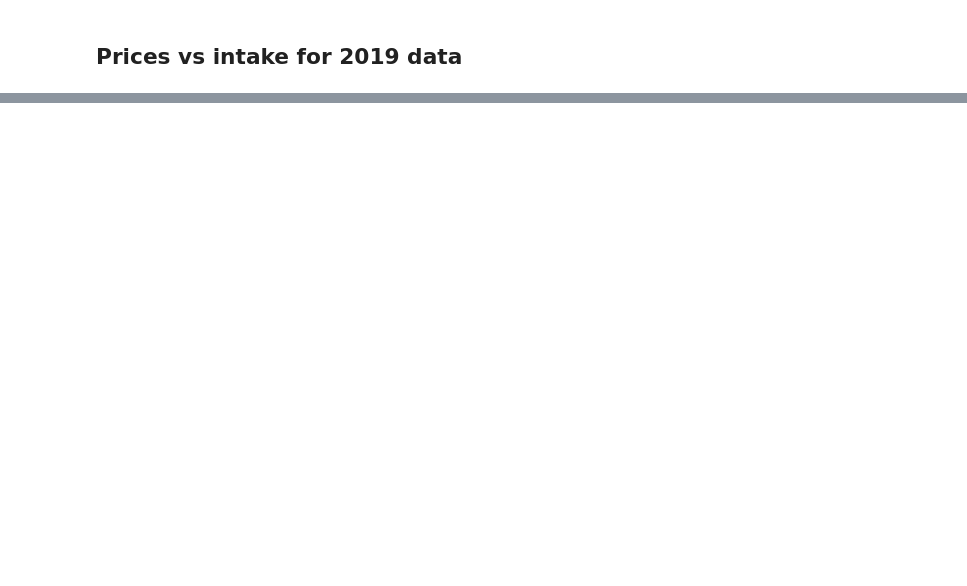
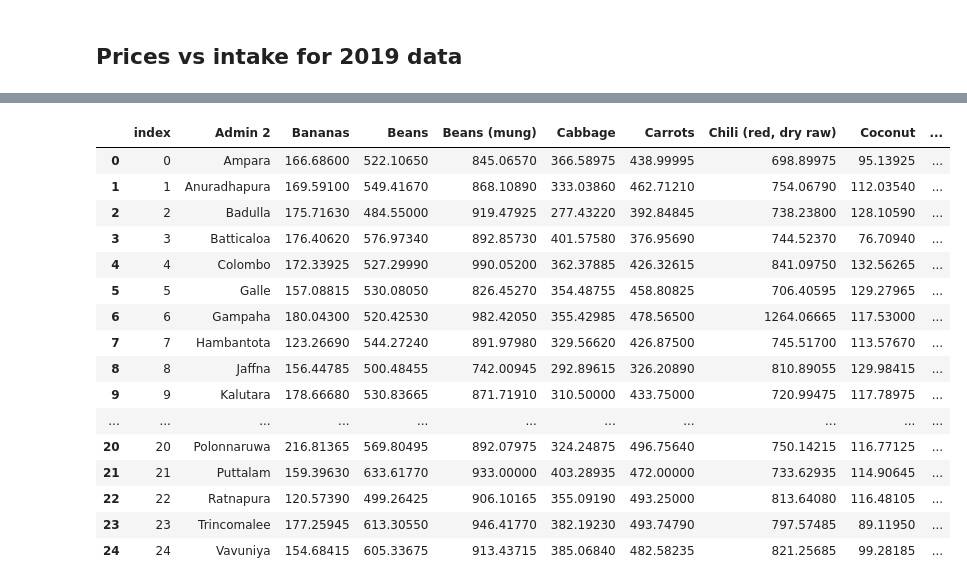
Before and after one commit to MIMI-wfp/sri_lanka, a Jupyter notebook: src/python/prices_variables.ipynb, the cells around one changed output, grey strips where cells are left out. Saved outputs shown, nothing was run; the diff lists cells and outputs as text; code cells hidden in the pictures; blank space fills up the shorter version.

```diff
--- a/src/python/prices_variables.ipynb
+++ b/src/python/prices_variables.ipynb
@@ -8,7 +8,7 @@ from datetime import datetime
 import os
 # %%
 # Load data
-prices_data = pd.read_csv('../../data/raw/features/prices_2024_03112025.csv')
+prices_data = pd.read_csv('../../data/raw/features/prices_2019_15102025.csv')
 ml_targets = pd.read_csv("../../data/processed/sl_ml_targets_2025-10-06.csv")
 hh_info = pd.read_csv("../../data/processed/hh_info.csv")
 adm2_average = pd.read_csv("../../data/processed/adm2_average.csv")
@@ -23,7 +23,7 @@ def load_data(filepath):
 
 # pre process data
 
-def preprocess_prices(df):
+def preprocess_prices(df, timeseries = False):
     """Filter and pivot price data for analysis."""
     filtered = df.copy()
 
@@ -35,16 +35,26 @@ def preprocess_prices(df):
     # Extract month as numeric (1–12)
     filtered['month'] = pd.to_datetime(filtered['Price Date'], format="%d/%m/%Y").dt.strftime("%B")
 
+    if timeseries:
     # Group by Admin 2, Commodity, and month, then take median price
-    grouped = (
-        filtered.groupby(["Admin 2", "Commodity", "month"])
-        .agg({'Price': 'median'})
-        .reset_index()
-    )
+        grouped = (
+            filtered.groupby(["Admin 2", "Commodity", "month"])
+            .agg({'Price': 'median'})
+            .reset_index()
+        )
+         # Pivot to wide format
+        pivoted = grouped.pivot(index=['Admin 2', 'month'], columns='Commodity', values='Price')
+        pivoted = pivoted.reset_index()
+    else:
+        grouped = (
+            filtered.groupby(["Admin 2", "Commodity"])
+            .agg({'Price': 'median'})
+            .reset_index()
+        )
+        pivoted = grouped.pivot(index=['Admin 2'], columns='Commodity', values='Price')
+        pivoted = pivoted.reset_index()
 
-    # Pivot to wide format
-    pivoted = grouped.pivot(index=['Admin 2', 'month'], columns='Commodity', values='Price')
-    pivoted = pivoted.reset_index()
+
 
     return pivoted
 # %%
@@ -69,7 +79,7 @@ prices_data_list = ["../../data/raw/features/prices_2019_15102025.csv", '../../d
 
 for prices_data in prices_data_list :
     df = pd.read_csv(prices_data)
-    df= preprocess_prices(df)
+    df= preprocess_prices(df,timeseries = True)
 
     # Group by month and commodity, calculate average price
 
@@ -297,0 +318,25 @@ def analyze_relationships(adm2_average, prices_data):
+# %%
+prices_data = clean_prices_data(prices_data)
+prices_data
+# prices_data = merge_district_codes(prices_data, adm2_average)
+
+
+# analyze_relationships(adm2_average, prices_data)
+# %% [output]
+|  | index | Admin 2 | Bananas | Beans | Beans (mung) | Cabbage | Carrots | Chili (red, dry raw) | Coconut | ... |
+| 0 | 0 | Ampara | 166.68600 | 522.10650 | 845.06570 | 366.58975 | 438.99995 | 698.89975 | 95.13925 | ... |
+| 1 | 1 | Anuradhapura | 169.59100 | 549.41670 | 868.10890 | 333.03860 | 462.71210 | 754.06790 | 112.03540 | ... |
+| 2 | 2 | Badulla | 175.71630 | 484.55000 | 919.47925 | 277.43220 | 392.84845 | 738.23800 | 128.10590 | ... |
+| 3 | 3 | Batticaloa | 176.40620 | 576.97340 | 892.85730 | 401.57580 | 376.95690 | 744.52370 | 76.70940 | ... |
+| 4 | 4 | Colombo | 172.33925 | 527.29990 | 990.05200 | 362.37885 | 426.32615 | 841.09750 | 132.56265 | ... |
+| 5 | 5 | Galle | 157.08815 | 530.08050 | 826.45270 | 354.48755 | 458.80825 | 706.40595 | 129.27965 | ... |
+| 6 | 6 | Gampaha | 180.04300 | 520.42530 | 982.42050 | 355.42985 | 478.56500 | 1264.06665 | 117.53000 | ... |
+| 7 | 7 | Hambantota | 123.26690 | 544.27240 | 891.97980 | 329.56620 | 426.87500 | 745.51700 | 113.57670 | ... |
+| 8 | 8 | Jaffna | 156.44785 | 500.48455 | 742.00945 | 292.89615 | 326.20890 | 810.89055 | 129.98415 | ... |
+| 9 | 9 | Kalutara | 178.66680 | 530.83665 | 871.71910 | 310.50000 | 433.75000 | 720.99475 | 117.78975 | ... |
+| ... | ... | ... | ... | ... | ... | ... | ... | ... | ... | ... |
+| 20 | 20 | Polonnaruwa | 216.81365 | 569.80495 | 892.07975 | 324.24875 | 496.75640 | 750.14215 | 116.77125 | ... |
+| 21 | 21 | Puttalam | 159.39630 | 633.61770 | 933.00000 | 403.28935 | 472.00000 | 733.62935 | 114.90645 | ... |
+| 22 | 22 | Ratnapura | 120.57390 | 499.26425 | 906.10165 | 355.09190 | 493.25000 | 813.64080 | 116.48105 | ... |
+| 23 | 23 | Trincomalee | 177.25945 | 613.30550 | 946.41770 | 382.19230 | 493.74790 | 797.57485 | 89.11950 | ... |
+| 24 | 24 | Vavuniya | 154.68415 | 605.33675 | 913.43715 | 385.06840 | 482.58235 | 821.25685 | 99.28185 | ... |
```
Also changed, not shown: parts of 4 cells of this notebook, 1 other file.
